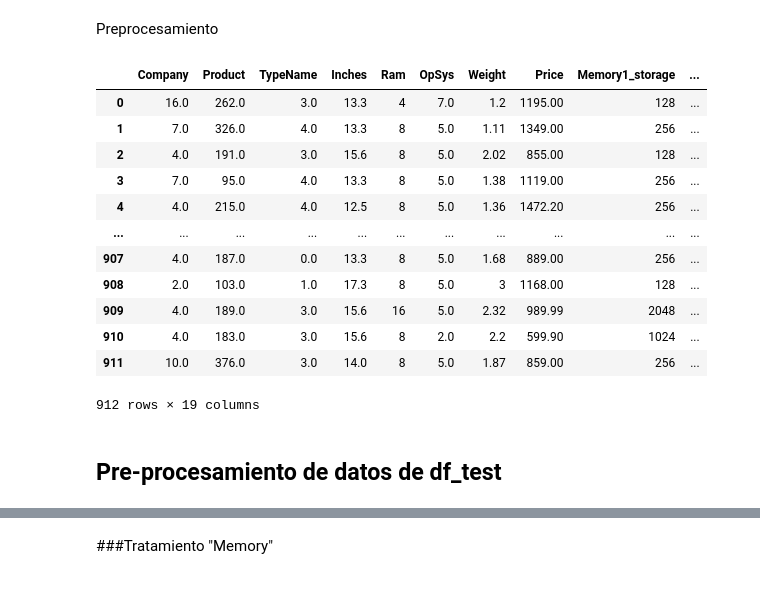
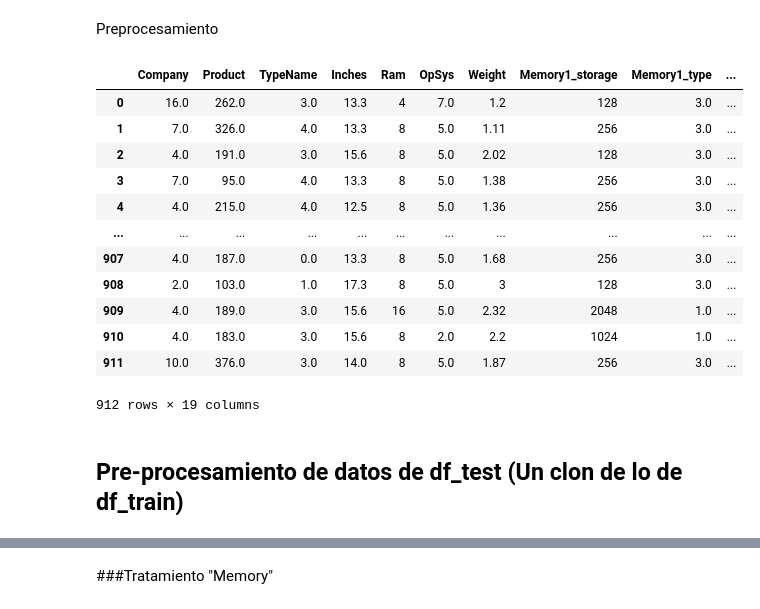
Before and after one commit to w-dan/ML-practica1, a Jupyter notebook: train_test.ipynb, the cells around one changed output, grey strips where cells are left out. Cells and saved outputs as stored; diff of their text form; code cells hidden in the pictures.

```diff
--- a/train_test.ipynb
+++ b/train_test.ipynb
@@ -31,8 +33,8 @@ df_test = pd.read_csv(test_url)
 Vamos a guardar Price en la variable "y" y la vamos a separar del resto de columnas.
 También vamos a eliminar la columna "LaptopId" porque no nos aporta nada.
 # %%
-index = df_train['LaptopId']
+y = df_train['Price']                              # Variable objetivo
+df_train = df_train.drop('Price', axis=1)          # Todas las variables menos la variable objetivo
 df_train = df_train.drop('LaptopId', axis=1)       # Borramos la ID porque no aporta nada
 
-y = df_train['Price']
-#df_train
+df_train
@@ -231,44 +256,61 @@ df_train
 Preprocesamiento
 # %%
 oe = OrdinalEncoder();
-df_train[["Company", "Product", "TypeName", "OpSys", "Memory1_type", "Memory2_type", "Cpu_Company", "Cpu_Model", "Screen_Resolution", "Screen_Technology", "Gpu_Company", "Gpu_Model"]] = oe.fit_transform(df_train[["Company", "Product", "TypeName", "OpSys", "Memory1_type", "Memory2_type", "Cpu_Company", "Cpu_Model", "Screen_Resolution", "Screen_Technology", "Gpu_Company", "Gpu_Model"]])
+df_train[["TypeName", "Company", "Product", "Cpu_Model", "Screen_Resolution", "Gpu_Model", 'Memory1_type', 'Memory2_type', 'OpSys', 'Cpu_Company', "Gpu_Company", "IPS", 'TouchScreen']] = oe.fit_transform(df_train[["TypeName", "Company", "Product", "Cpu_Model", "Screen_Resolution", "Gpu_Model",  'Memory1_type', 'Memory2_type', 'OpSys', 'Cpu_Company', "Gpu_Company", "IPS", 'TouchScreen']])
 
 min_max_esclaer = Compose.ColumnTransformer(transformers=[
     ("Company", MinMaxScaler(), [0]),
     #("Product", MinMaxScaler(), [1]),
     ("TypeName", MinMaxScaler(), [2]),
     ("Inches", MinMaxScaler(), [3]),
     ("Ram", MinMaxScaler(), [4]),
     ("OpSys", MinMaxScaler(), [5]),
     ("Weight", MinMaxScaler(), [6]),
     ("Memory1_storage", MinMaxScaler(), [7]),
     ("Memory1_type", MinMaxScaler(), [8]),
     ("Memory2_storage", MinMaxScaler(), [9]),
     ("Memory2_type", MinMaxScaler(), [10]),
     ("Cpu_Company", MinMaxScaler(), [11]),
     ("Cpu_Model", MinMaxScaler(), [12]),
     ("Cpu_Frecuency", MinMaxScaler(), [13]),
     ("Screen_Resolution", MinMaxScaler(), [14]),
-    ("Screen_Technology", MinMaxScaler(), [15]),
+    #("Screen_Technology", MinMaxScaler(), [15]),
     ("Gpu_Company", MinMaxScaler(), [16]),
-    ("Gpu_Model", MinMaxScaler(), [17])
+    ("Gpu_Model", MinMaxScaler(), [17]),
+    #("IPS", MinMaxScaler(), [18]),
+    #("TouchScreen", MinMaxScaler(), [19])
 ])
-
 
 min_max_esclaer.fit_transform(df_train)
 
+# Con esto hacemos un intento fallido de utilizar OneHotEncoder para el preprocesamiento
+'''
+# Creamos las variables "dummies"
+Memory1_type_dummy = pd.get_dummies(df_train["Memory1_type"])
+Memory2_type_dummy = pd.get_dummies(df_train["Memory2_type"])
+Typename_dummy = pd.get_dummies(df_train["TypeName"])
+OpSys_dummy = pd.get_dummies(df_train["OpSys"])
+Gpu_Company_dummy = pd.get_dummies(df_train["Gpu_Company"])
+Cpu_Company_dummy = pd.get_dummies(df_train["Cpu_Company"])
+
+# Concatenamos y borramos columnas según vayamos probando, en este caso sólo fue con Typename
+df_train = pd.concat([df_train, Typename_dummy], axis = 1)
+
+df_train = df_train.drop(['TypeName'], axis=1)
+'''
+
 df_train
 # %% [output]
-|  | Company | Product | TypeName | Inches | Ram | OpSys | Weight | Price | Memory1_storage | ... |
-| 0 | 16.0 | 262.0 | 3.0 | 13.3 | 4 | 7.0 | 1.2 | 1195.00 | 128 | ... |
-| 1 | 7.0 | 326.0 | 4.0 | 13.3 | 8 | 5.0 | 1.11 | 1349.00 | 256 | ... |
-| 2 | 4.0 | 191.0 | 3.0 | 15.6 | 8 | 5.0 | 2.02 | 855.00 | 128 | ... |
-| 3 | 7.0 | 95.0 | 4.0 | 13.3 | 8 | 5.0 | 1.38 | 1119.00 | 256 | ... |
-| 4 | 4.0 | 215.0 | 4.0 | 12.5 | 8 | 5.0 | 1.36 | 1472.20 | 256 | ... |
+|  | Company | Product | TypeName | Inches | Ram | OpSys | Weight | Memory1_storage | Memory1_type | ... |
+| 0 | 16.0 | 262.0 | 3.0 | 13.3 | 4 | 7.0 | 1.2 | 128 | 3.0 | ... |
+| 1 | 7.0 | 326.0 | 4.0 | 13.3 | 8 | 5.0 | 1.11 | 256 | 3.0 | ... |
+| 2 | 4.0 | 191.0 | 3.0 | 15.6 | 8 | 5.0 | 2.02 | 128 | 3.0 | ... |
+| 3 | 7.0 | 95.0 | 4.0 | 13.3 | 8 | 5.0 | 1.38 | 256 | 3.0 | ... |
+| 4 | 4.0 | 215.0 | 4.0 | 12.5 | 8 | 5.0 | 1.36 | 256 | 3.0 | ... |
 | ... | ... | ... | ... | ... | ... | ... | ... | ... | ... | ... |
-| 907 | 4.0 | 187.0 | 0.0 | 13.3 | 8 | 5.0 | 1.68 | 889.00 | 256 | ... |
-| 908 | 2.0 | 103.0 | 1.0 | 17.3 | 8 | 5.0 | 3 | 1168.00 | 128 | ... |
-| 909 | 4.0 | 189.0 | 3.0 | 15.6 | 16 | 5.0 | 2.32 | 989.99 | 2048 | ... |
-| 910 | 4.0 | 183.0 | 3.0 | 15.6 | 8 | 2.0 | 2.2 | 599.90 | 1024 | ... |
-| 911 | 10.0 | 376.0 | 3.0 | 14.0 | 8 | 5.0 | 1.87 | 859.00 | 256 | ... |
+| 907 | 4.0 | 187.0 | 0.0 | 13.3 | 8 | 5.0 | 1.68 | 256 | 3.0 | ... |
+| 908 | 2.0 | 103.0 | 1.0 | 17.3 | 8 | 5.0 | 3 | 128 | 3.0 | ... |
+| 909 | 4.0 | 189.0 | 3.0 | 15.6 | 16 | 5.0 | 2.32 | 2048 | 1.0 | ... |
+| 910 | 4.0 | 183.0 | 3.0 | 15.6 | 8 | 2.0 | 2.2 | 1024 | 1.0 | ... |
+| 911 | 10.0 | 376.0 | 3.0 | 14.0 | 8 | 5.0 | 1.87 | 256 | 3.0 | ... |
 912 rows × 19 columns
@@ -279,5 +317,5 @@ df_train
 # %% [markdown]
-## Pre-procesamiento de datos de df_test
+## Pre-procesamiento de datos de df_test (Un clon de lo de df_train)
 # %%
 df_test = df_test.drop('LaptopId', axis=1)       # Borramos la ID porque no aporta nada
 
```
Also changed, not shown: parts of 54 cells of this notebook.
